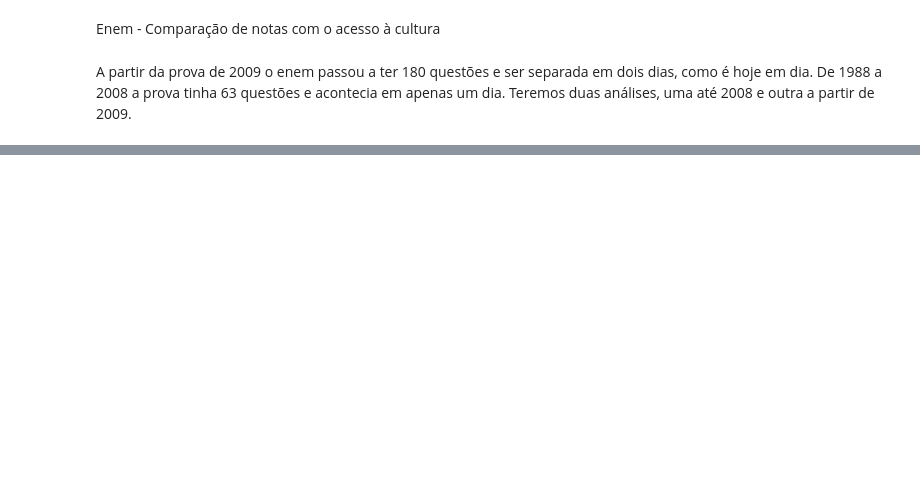
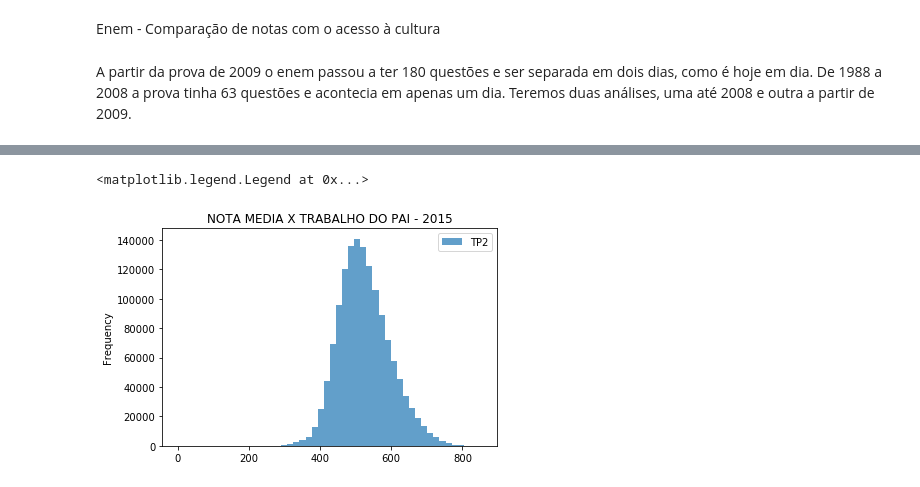
Before and after one commit to manucirne/Projeto3_CD, a Jupyter notebook: Projeto3 - Manoela Campos.ipynb, the cells around one changed output, grey strips where cells are left out. Cells and saved outputs as stored; diff of their text form; code cells hidden in the pictures; blank space fills up the shorter version.

```diff
--- a/Projeto3 - Manoela Campos.ipynb
+++ b/Projeto3 - Manoela Campos.ipynb
@@ -22,0 +98,6 @@ dados12
+# %%
+PLOT1 = DADOS15_TP2.MEDIA_NOTAS.plot.hist(bins = 50,title='NOTA MEDIA X TRABALHO DO PAI - 2015', alpha=0.7, label='TP2')
+plt.legend()
+# %% [output]
+<matplotlib.legend.Legend at 0x...>
+[figure, added]
```
Also changed, not shown: parts of 31 cells of this notebook.
